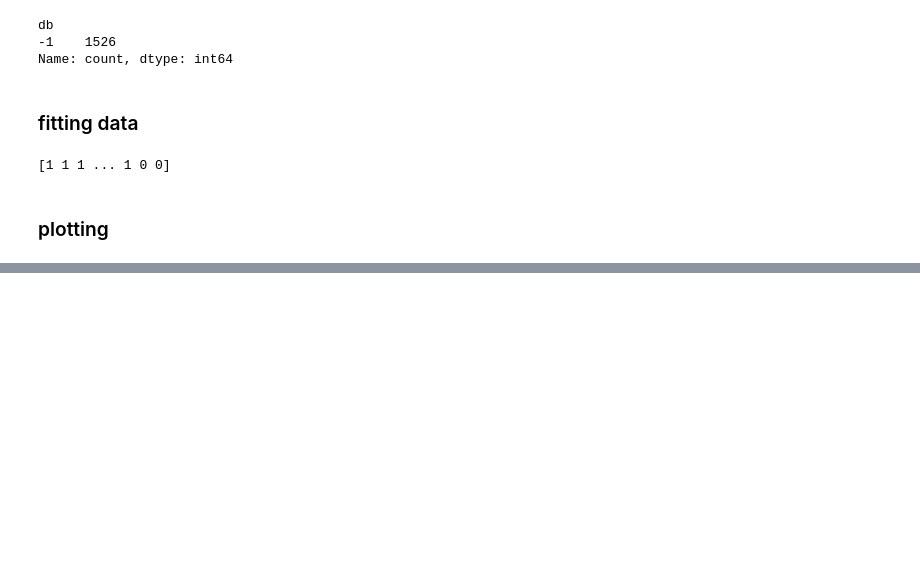
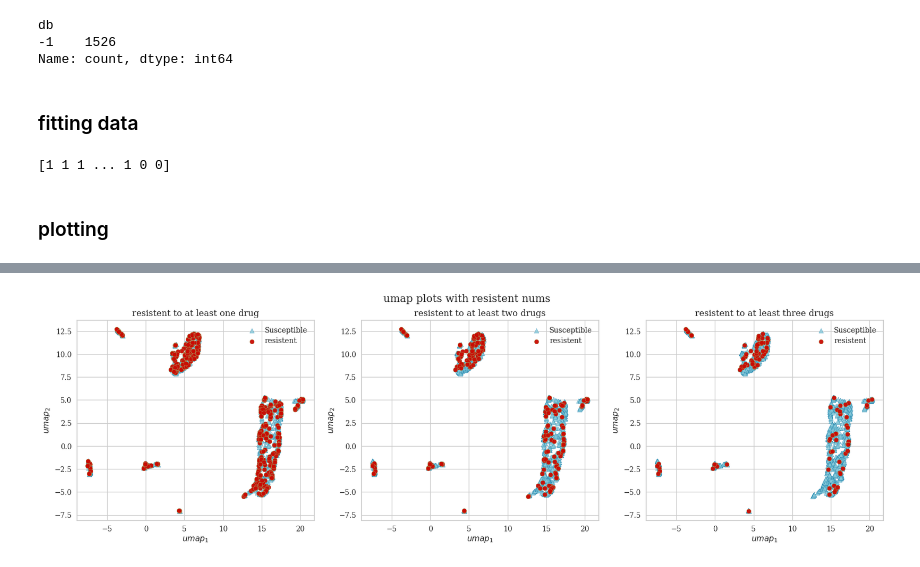
Before and after one commit to BigMasonFang/tb-project, a Jupyter notebook: 0720.ipynb, the cells around one changed output, grey strips where cells are left out. Saved outputs shown, nothing was run; the diff lists cells and outputs as text; code cells hidden in the pictures; blank space fills up the shorter version.

```diff
--- a/0720.ipynb
+++ b/0720.ipynb
@@ -327,0 +113,4 @@ NameError: name 'MiniBatchKMeans' is not defined
+# %%
+ploter.plot_labeled_2D_data(umap_data, labels, 'umap plots with resistent nums', '$umap_{1}$', '$umap_{2}$')
+# %% [output]
+[figure, added]
```
Also changed, not shown: parts of 16 cells of this notebook, 8 other files.
